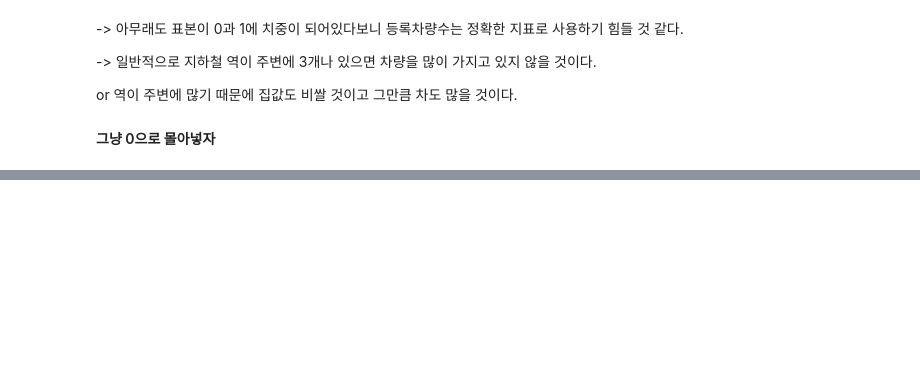
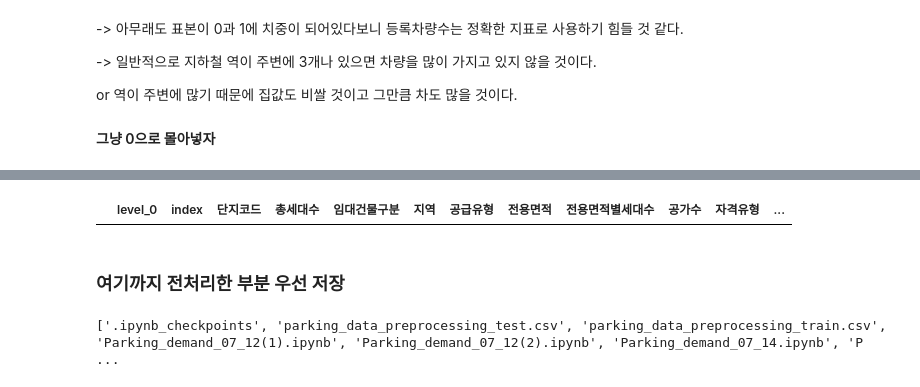
Before and after one commit to yejun-lee/DACON, a Jupyter notebook: Parking_demand/Parking_demand_07_16.ipynb, the cells around one changed output, grey strips where cells are left out. Saved outputs shown, nothing was run; the diff lists cells and outputs as text; code cells hidden in the pictures; blank space fills up the shorter version.

```diff
--- a/Parking_demand/Parking_demand_07_16.ipynb
+++ b/Parking_demand/Parking_demand_07_16.ipynb
@@ -382,0 +846,9 @@ or 역이 주변에 많기 때문에 집값도 비쌀 것이고 그만큼 차도
+# %%
+from sklearn.preprocessing import MinMaxScaler
+
+scaler = MinMaxScaler(feature_range=(0, 20))   # 0 ~ 20 사이로 정규화
+scaler.fit(scale_test)
+
+test_scaled = scaler.transform(scale_test)
+
+min(test_scaled), max(test_scaled), test_scaled.reshape(-1)
@@ -382,0 +860,5 @@ or 역이 주변에 많기 때문에 집값도 비쌀 것이고 그만큼 차도
+# %%
+descr = ['공가수', '도보 10분거리 내 버스정류장 수', '단지내주차면수']
+
+for one in descr:
+    print(train1[one].describe(), '\n')
@@ -382,0 +883,13 @@ or 역이 주변에 많기 때문에 집값도 비쌀 것이고 그만큼 차도
+# %%
+from sklearn.preprocessing import MinMaxScaler
+
+scal = ['총세대수', '전용면적', '전용면적별세대수', '공가수', '임대보증금', '임대료', '단지내주차면수']
+scaler = MinMaxScaler(feature_range=(0, 20))   # 0 ~ 20 사이로 정규화
+
+for one in scal:
+    scale_train = train1[one].values.reshape(-1, 1)
+    scale_test = test1[one].values.reshape(-1, 1)
+
+    scaler.fit(scale_train)
+    train1[one] = scaler.transform(scale_train).reshape(-1)
+    test1[one] = scaler.transform(scale_test).reshape(-1)
@@ -382,0 +924,4 @@ or 역이 주변에 많기 때문에 집값도 비쌀 것이고 그만큼 차도
+# %%
+## 전용면적이 (-)인 곳이 있네? 삭제
+test1 = test1.loc[test1['전용면적']>0, :].reset_index()
+test1.iloc[233]
@@ -382,0 +946,14 @@ or 역이 주변에 많기 때문에 집값도 비쌀 것이고 그만큼 차도
+# %%
+test1.loc[test1['전용면적']<0, :]
+# %% [output]
+|  | level_0 | index | 단지코드 | 총세대수 | 임대건물구분 | 지역 | 공급유형 | 전용면적 | 전용면적별세대수 | 공가수 | 자격유형 | ... |
+# %% [markdown]
+### 여기까지 전처리한 부분 우선 저장
+# %%
+train1.to_csv('parking_data_preprocessing_train.csv', index=False)
+test1.to_csv('parking_data_preprocessing_test.csv', index=False)
+
+import os
+print(os.listdir(os.getcwd()))
+# %% [output]
+['.ipynb_checkpoints', 'parking_data_preprocessing_test.csv', 'parking_data_preprocessing_train.csv', 'Parking_demand_07_12(1).ipynb', 'Parking_demand_07_12(2).ipynb', 'Parking_demand_07_14.ipynb', 'P ...
```
Also changed, not shown: parts of 45 cells of this notebook.
